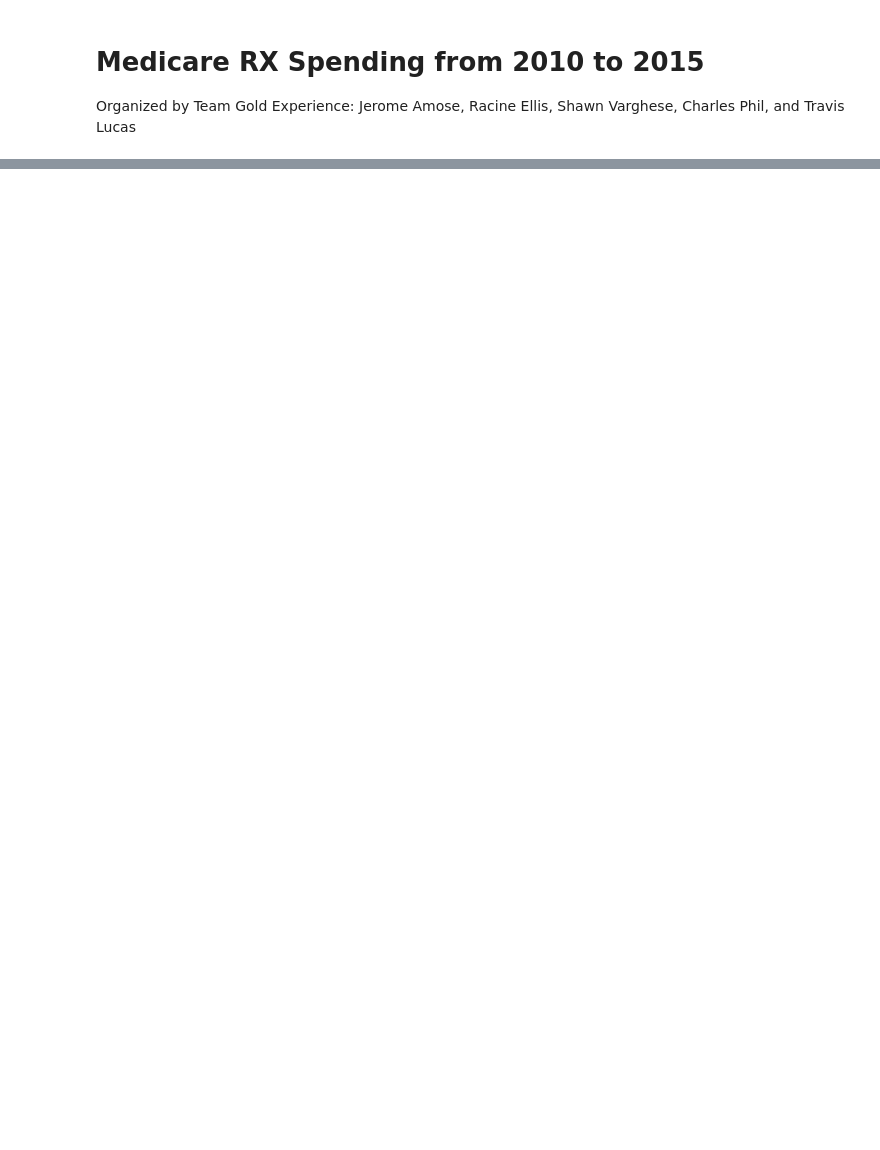
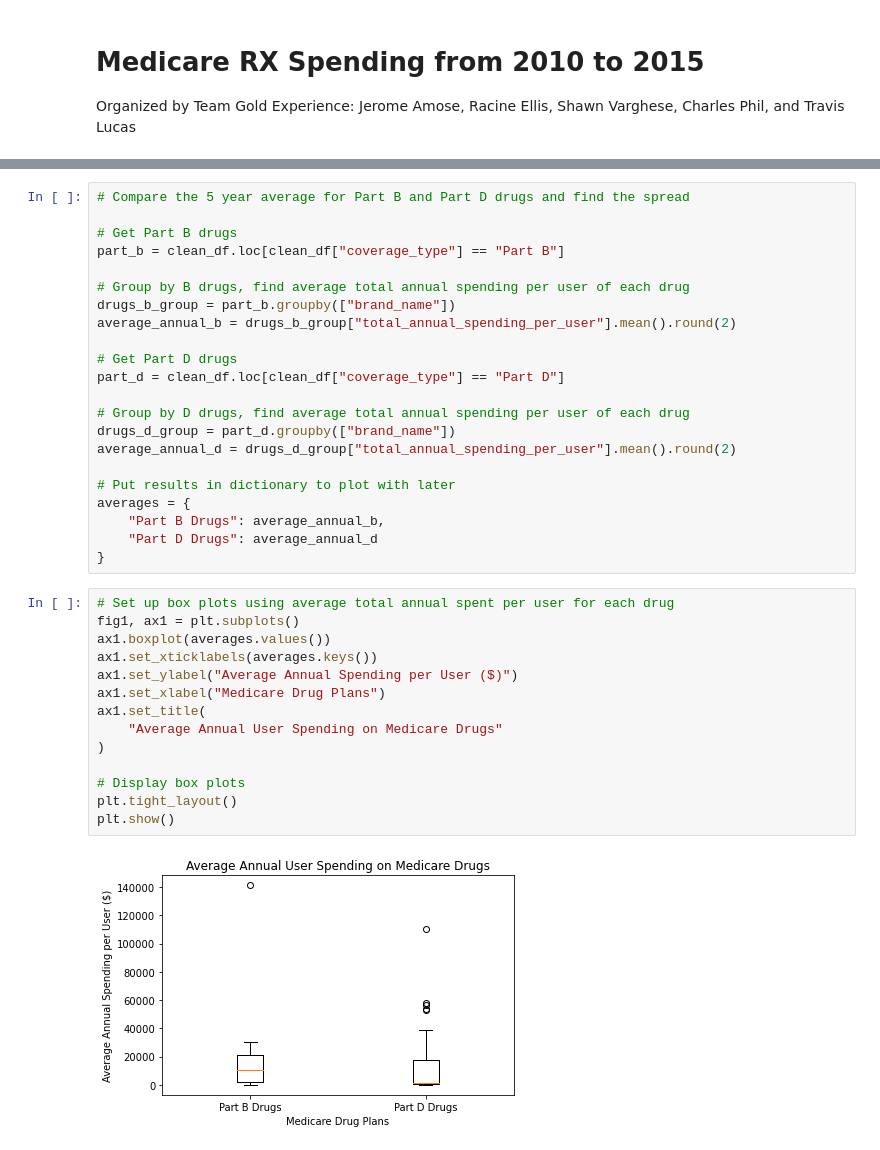
Before and after one commit to charlesphil/medicare-drugs-cost-analysis, a Jupyter notebook: medicare_drug_cost_analysis.ipynb, the cells around one changed output, grey strips where cells are left out. Cells and saved outputs as stored; diff of their text form; blank space fills up the shorter version.

```diff
--- a/medicare_drug_cost_analysis.ipynb
+++ b/medicare_drug_cost_analysis.ipynb
@@ -30,3 +31,41 @@ clean_df
 | 556 | 2014 | Xolair | Omalizumab | Part B | 2.201255e+08 | 11463 | 8432875 | ... |
 | 557 | 2015 | Xolair | Omalizumab | Part B | 2.726318e+08 | 13302 | 9656836 | ... |
 475 rows × 19 columns
+# %%
+# Compare the 5 year average for Part B and Part D drugs and find the spread
+
+# Get Part B drugs
+part_b = clean_df.loc[clean_df["coverage_type"] == "Part B"]
+
+# Group by B drugs, find average total annual spending per user of each drug
+drugs_b_group = part_b.groupby(["brand_name"])
+average_annual_b = drugs_b_group["total_annual_spending_per_user"].mean().round(2)
+
+# Get Part D drugs
+part_d = clean_df.loc[clean_df["coverage_type"] == "Part D"]
+
+# Group by D drugs, find average total annual spending per user of each drug
+drugs_d_group = part_d.groupby(["brand_name"])
+average_annual_d = drugs_d_group["total_annual_spending_per_user"].mean().round(2)
+
+# Put results in dictionary to plot with later
+averages = {
+    "Part B Drugs": average_annual_b,
+    "Part D Drugs": average_annual_d
+}
+# %%
+# Set up box plots using average total annual spent per user for each drug
+fig1, ax1 = plt.subplots()
+ax1.boxplot(averages.values())
+ax1.set_xticklabels(averages.keys())
+ax1.set_ylabel("Average Annual Spending per User ($)")
+ax1.set_xlabel("Medicare Drug Plans")
+ax1.set_title(
+    "Average Annual User Spending on Medicare Drugs"
+)
+
+# Display box plots
+plt.tight_layout()
+plt.show()
+# %% [output]
+[figure, added]
```
Also changed, not shown: parts of 4 cells of this notebook, 2 other files.
